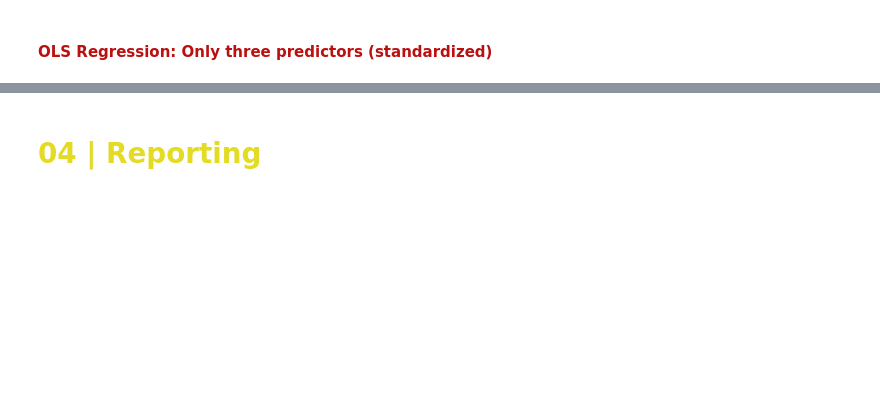
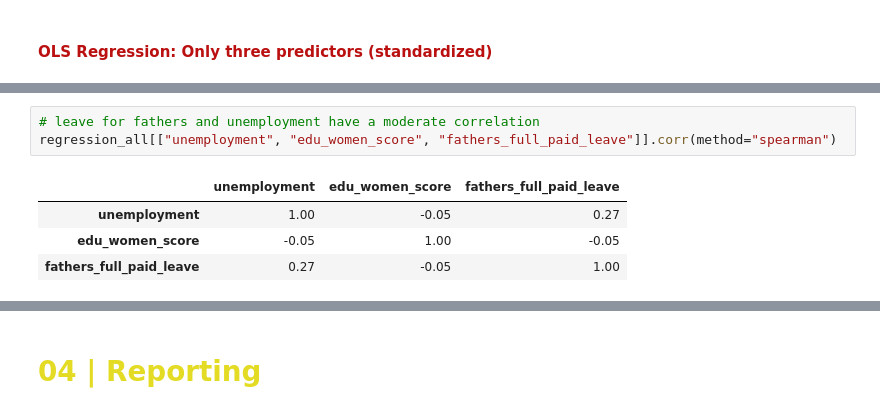
Before and after one commit to Paula0923/maternal-employment, a Jupyter notebook: inferential-maternal-employment.ipynb, the cells around one changed output, grey strips where cells are left out. Saved outputs shown, nothing was run; the diff lists cells and outputs as text; blank space fills up the shorter version.

```diff
--- a/inferential-maternal-employment.ipynb
+++ b/inferential-maternal-employment.ipynb
@@ -838,0 +920,8 @@ Notes:
+# %%
+# leave for fathers and unemployment have a moderate correlation
+regression_all[["unemployment", "edu_women_score", "fathers_full_paid_leave"]].corr(method="spearman")
+# %% [output]
+|  | unemployment | edu_women_score | fathers_full_paid_leave |
+| unemployment | 1.00 | -0.05 | 0.27 |
+| edu_women_score | -0.05 | 1.00 | -0.05 |
+| fathers_full_paid_leave | 0.27 | -0.05 | 1.00 |
```
Also changed, not shown: parts of 34 cells of this notebook, 7 other files.
